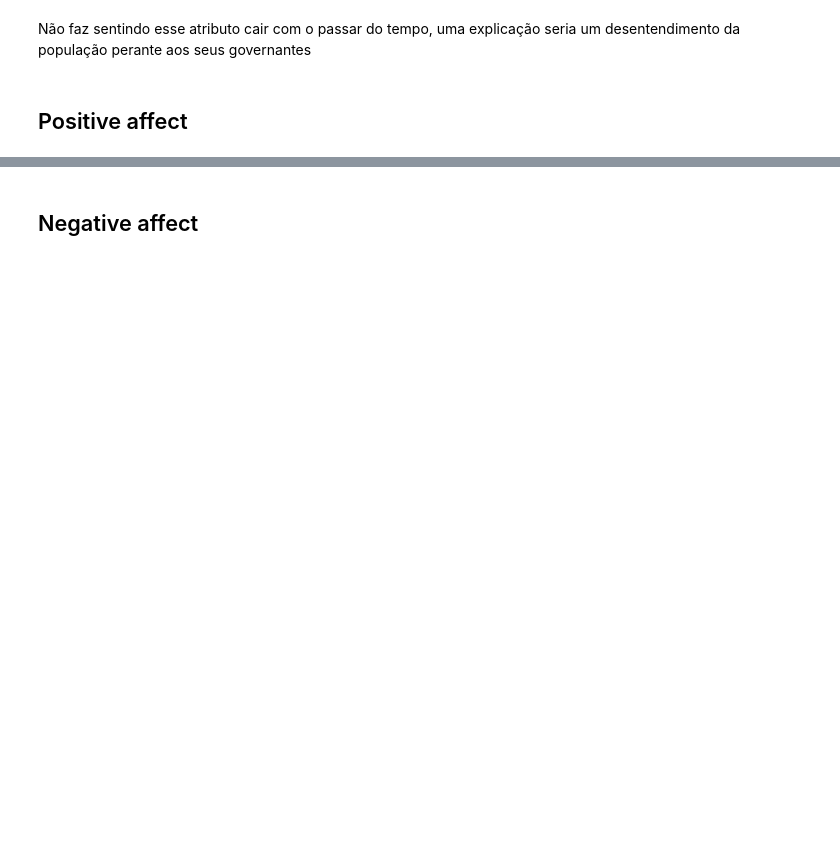
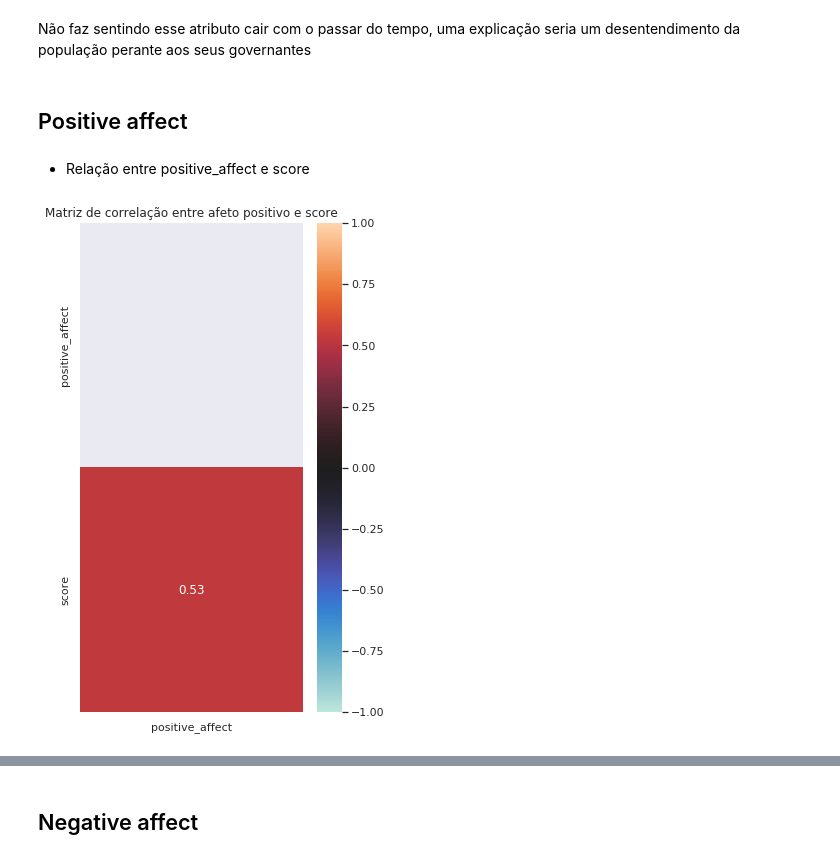
Before and after one commit to SalatielBairros/world-happiness-report, a Jupyter notebook: analysis/MultivariateAnalysis.ipynb, the cells around one changed output, grey strips where cells are left out. Cells and saved outputs as stored; diff of their text form; code cells hidden in the pictures; blank space fills up the shorter version.

Commit message:
Positive and negative affect analisys

```diff
--- a/analysis/MultivariateAnalysis.ipynb
+++ b/analysis/MultivariateAnalysis.ipynb
@@ -461,3 +461,30 @@ plt.show()
 Não faz sentindo esse atributo cair com o passar do tempo, uma explicação seria um desentendimento da população perante aos seus governantes
 # %% [markdown]
 ## Positive affect
+# %% [markdown]
+* Relação entre positive_affect e score
+# %%
+df = pd.DataFrame(dataset, columns=['positive_affect', 'score'])
+
+sns.set(rc={"figure.figsize":(5, 9)})
+
+sns.heatmap(
+  df.corr()[['positive_affect']].sort_values(
+    by=['positive_affect'],
+    ascending=False
+  ),
+  annot=True,
+  vmin=-1,
+  vmax=1,
+  center=0,
+  mask=np.triu(df.corr()[['positive_affect']].sort_values(
+    by=['positive_affect'],
+    ascending=False
+    )
+  )
+)
+
+plt.title('Matriz de correlação entre afeto positivo e score')
+plt.show()
+# %% [output]
+[figure, added]
```
Also changed, not shown: parts of 35 cells of this notebook.
